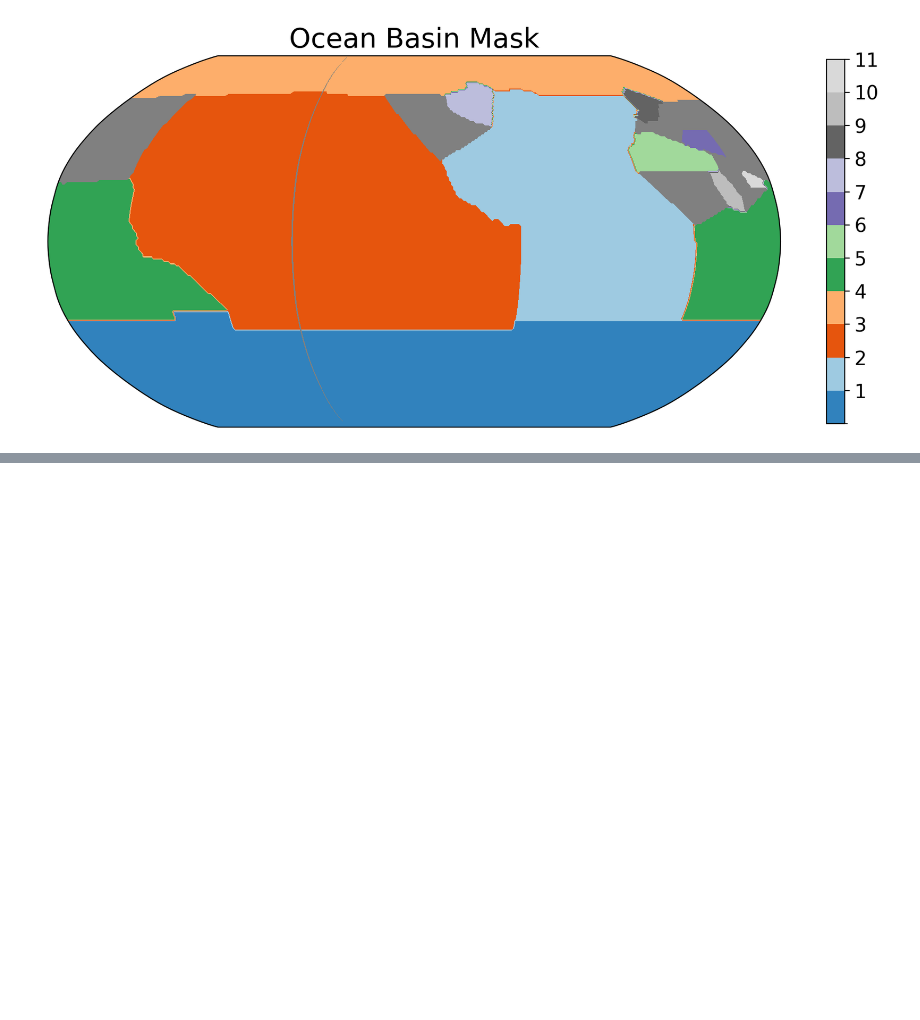
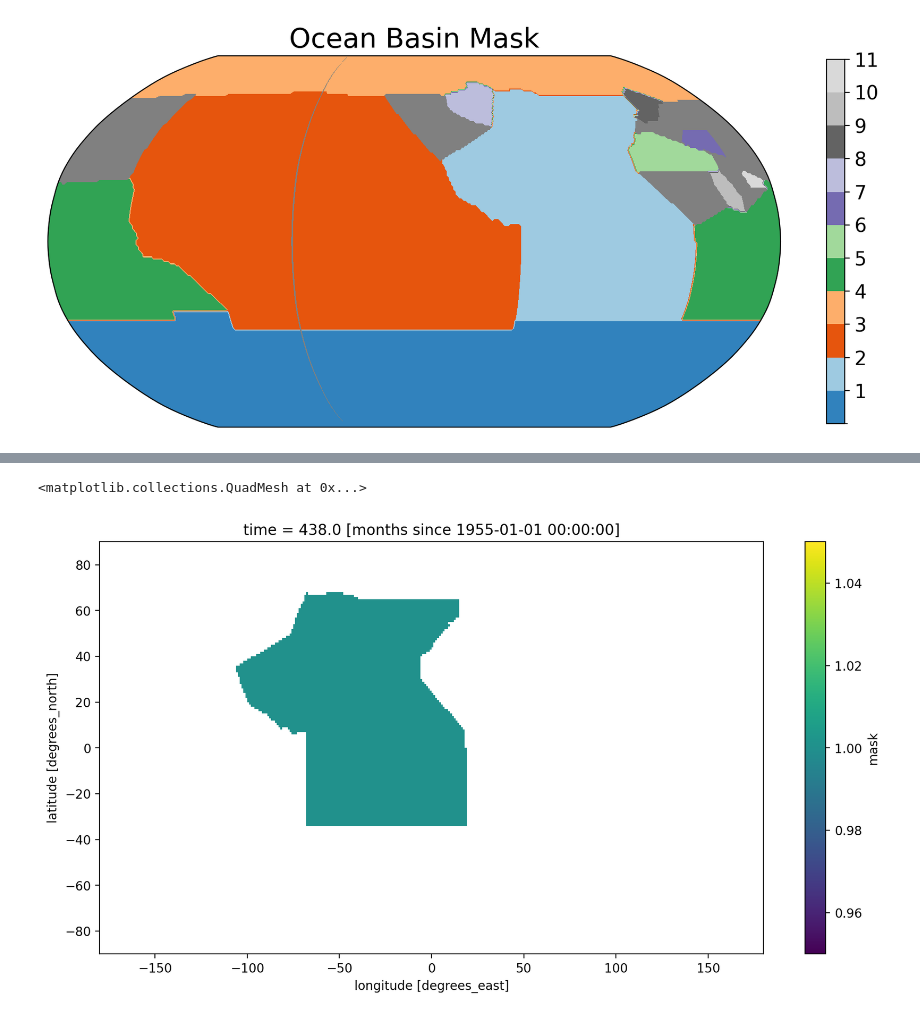
Before and after one commit to EES-3506-5506/Group4_Coomans, a Jupyter notebook: notebooks/File_practice.ipynb, the cells around one changed output, grey strips where cells are left out. Cells and saved outputs as stored; diff of their text form; code cells hidden in the pictures; blank space fills up the shorter version.

```diff
--- a/notebooks/File_practice.ipynb
+++ b/notebooks/File_practice.ipynb
@@ -294,0 +389,5 @@ Text(0.5, 1.0, 'Ocean Basin Mask')
+# %%
+atlanticocean.plot()
+# %% [output]
+<matplotlib.collections.QuadMesh at 0x...>
+[figure, added]
```
Also changed, not shown: parts of 13 cells of this notebook.
